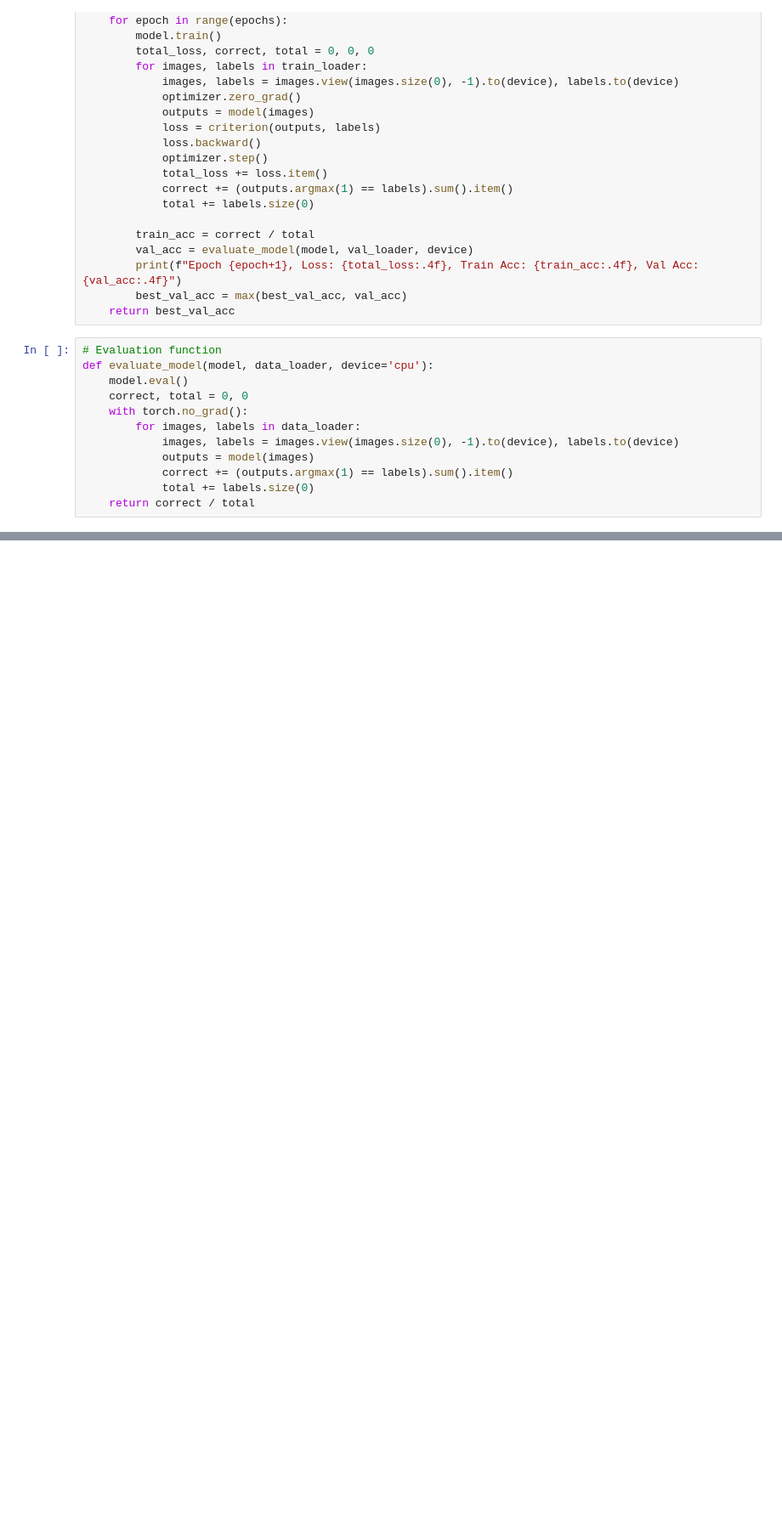
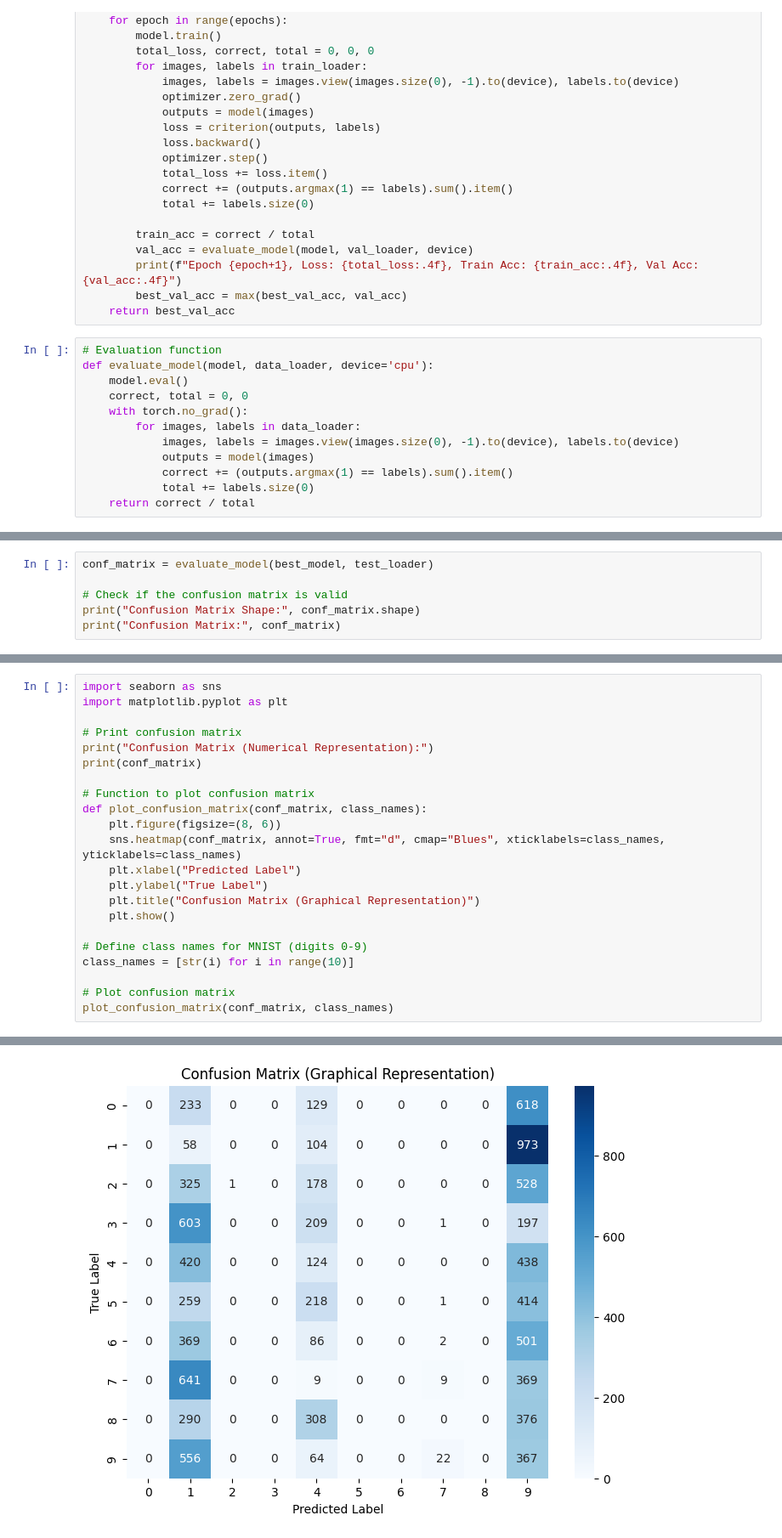
Before and after one commit to ChinmayeeJuturu/DL_assignment_148, a Jupyter notebook: dl_assignment.ipynb, the cells around one changed output, grey strips where cells are left out. Shown: that part at 85% size. Cells and saved outputs as stored; diff of their text form; blank space fills up the shorter version.

```diff
--- a/dl_assignment.ipynb
+++ b/dl_assignment.ipynb
@@ -176,0 +193,6 @@ Epoch 4, Loss: 178.5357, Train Acc: 0.9665, Val Acc: 0.9632
+# %%
+conf_matrix = evaluate_model(best_model, test_loader)
+
+# Check if the confusion matrix is valid
+print("Confusion Matrix Shape:", conf_matrix.shape)
+print("Confusion Matrix:", conf_matrix)
@@ -176,0 +211,23 @@ Epoch 4, Loss: 178.5357, Train Acc: 0.9665, Val Acc: 0.9632
+# %%
+import seaborn as sns
+import matplotlib.pyplot as plt
+
+# Print confusion matrix
+print("Confusion Matrix (Numerical Representation):")
+print(conf_matrix)
+
+# Function to plot confusion matrix
+def plot_confusion_matrix(conf_matrix, class_names):
+    plt.figure(figsize=(8, 6))
+    sns.heatmap(conf_matrix, annot=True, fmt="d", cmap="Blues", xticklabels=class_names, yticklabels=class_names)
+    plt.xlabel("Predicted Label")
+    plt.ylabel("True Label")
+    plt.title("Confusion Matrix (Graphical Representation)")
+    plt.show()
+
+# Define class names for MNIST (digits 0-9)
+class_names = [str(i) for i in range(10)]
+
+# Plot confusion matrix
+plot_confusion_matrix(conf_matrix, class_names)
+# %% [output]
@@ -176,0 +245 @@ Epoch 4, Loss: 178.5357, Train Acc: 0.9665, Val Acc: 0.9632
+[figure, added]
```
Also changed, not shown: parts of 6 cells of this notebook.
